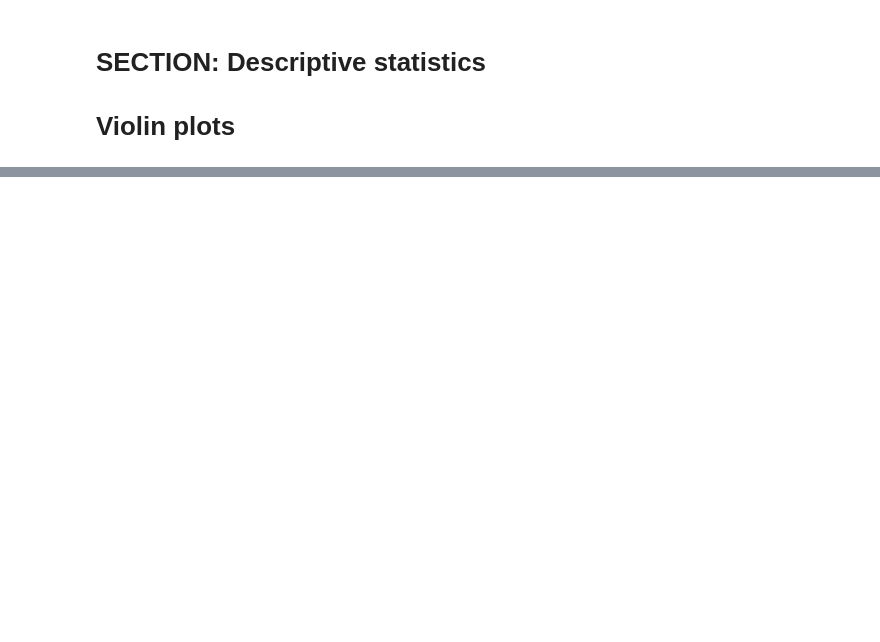
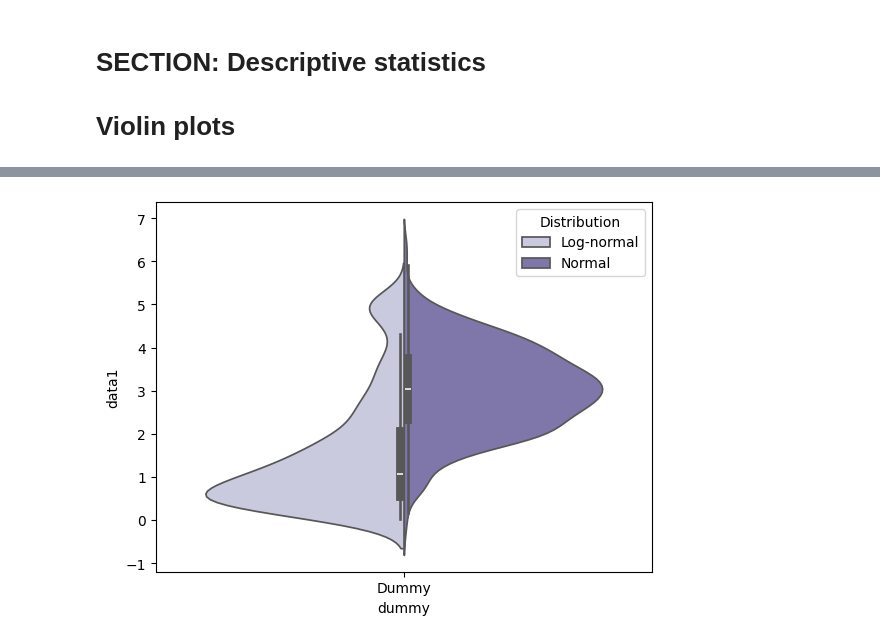
Before and after one commit to SiracencoSerghei/Statistics_and_ML, a Jupyter notebook: 2.2_descriptives/stats_descriptives_violin.ipynb, the cells around one changed output, grey strips where cells are left out. Cells and saved outputs as stored; diff of their text form; code cells hidden in the pictures; blank space fills up the shorter version.

```diff
--- a/2.2_descriptives/stats_descriptives_violin.ipynb
+++ b/2.2_descriptives/stats_descriptives_violin.ipynb
@@ -50,0 +55,27 @@ sns.swarmplot(data,orient='h')
+# %%
+import pandas as pd
+
+n = 1000
+thresh = 5
+
+data = np.exp(np.random.randn(n))
+data[data > thresh] = thresh + np.random.randn(sum(data > thresh)) * .1
+
+data2 = np.random.randn(n) + 3
+
+a = np.array(['Log-normal'] * n)
+b = np.array(['Normal'] * n)
+
+col3 = np.concatenate((a, b))
+dataf = np.concatenate((data, data2))
+
+c = np.array(['Dummy'] * n * 2)
+
+# create 'tidy' dataframe
+df = pd.DataFrame({'data1': dataf, 'Distribution': col3, 'dummy': c})
+
+sns.violinplot(data=df, x='dummy', y='data1', hue='Distribution', orient='v', split=True, palette='Purples')
+
+plt.show()
+# %% [output]
+[figure, added]
```
Also changed, not shown: parts of 6 cells of this notebook.
